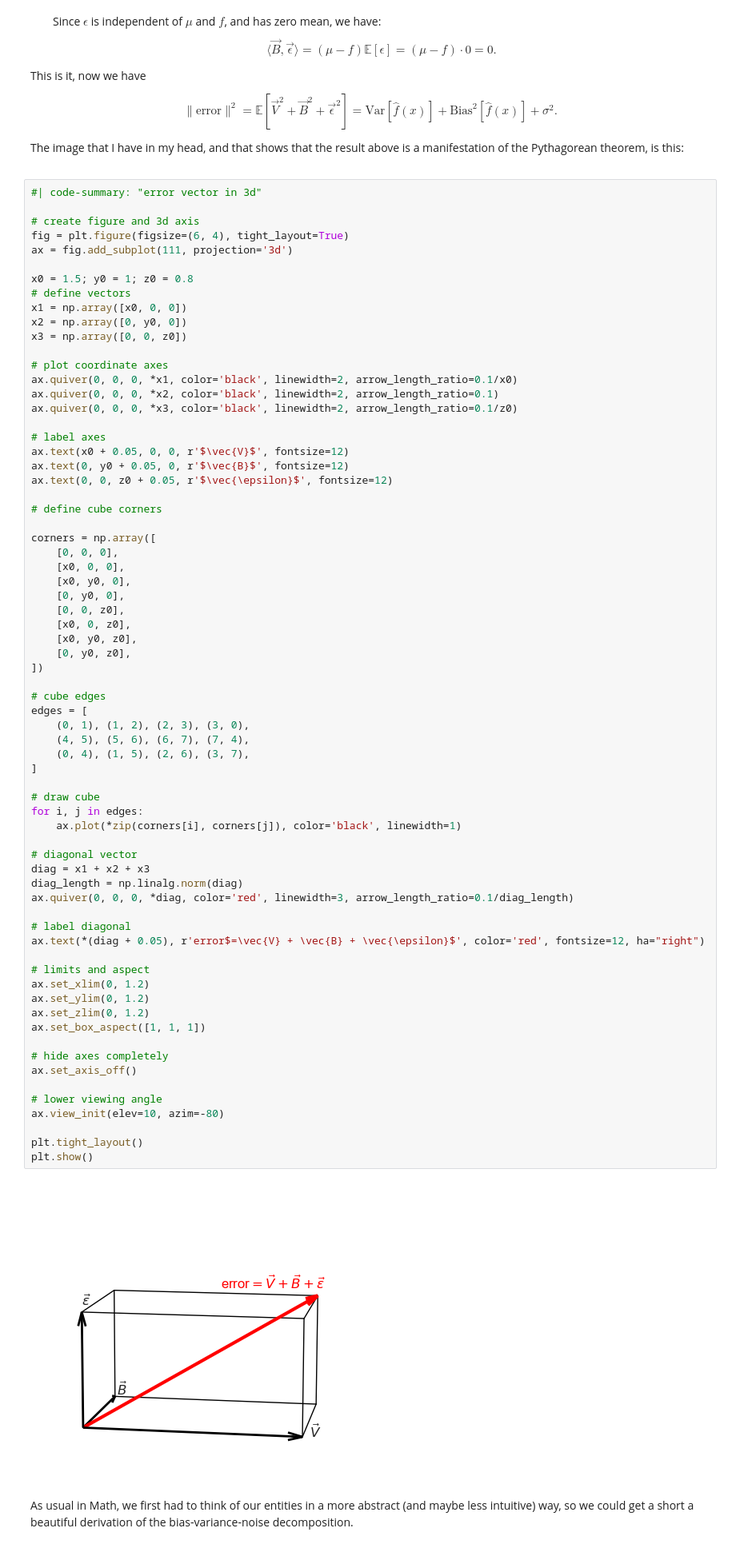
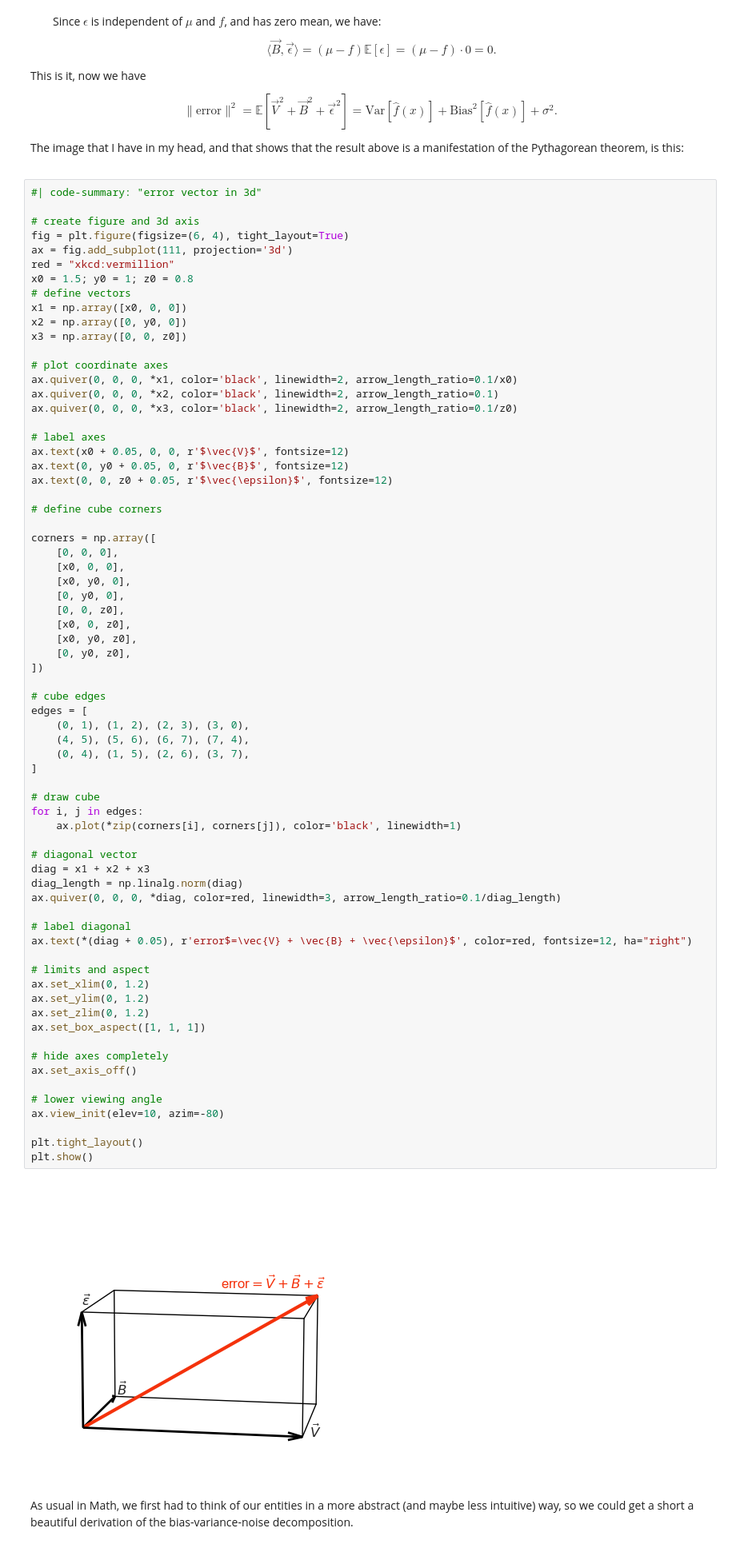
Before and after one commit to yairmau/statistics, a Jupyter notebook: generalization/bias-variance-tradeoff.ipynb, the cells around one changed output. Shown at 80% size. Saved outputs shown, nothing was run; the diff lists cells and outputs as text.

```diff
--- a/generalization/bias-variance-tradeoff.ipynb
+++ b/generalization/bias-variance-tradeoff.ipynb
@@ -803,7 +804,7 @@ The image that I have in my head, and that shows that the result above is a mani
 # create figure and 3d axis
 fig = plt.figure(figsize=(6, 4), tight_layout=True)
 ax = fig.add_subplot(111, projection='3d')
-
+red = "xkcd:vermillion"
 x0 = 1.5; y0 = 1; z0 = 0.8
 # define vectors
 x1 = np.array([x0, 0, 0])
@@ -838,36 +839,36 @@ edges = [
     (0, 1), (1, 2), (2, 3), (3, 0),
     (4, 5), (5, 6), (6, 7), (7, 4),
     (0, 4), (1, 5), (2, 6), (3, 7),
 ]
 
 # draw cube
 for i, j in edges:
     ax.plot(*zip(corners[i], corners[j]), color='black', linewidth=1)
 
 # diagonal vector
 diag = x1 + x2 + x3
 diag_length = np.linalg.norm(diag)
-ax.quiver(0, 0, 0, *diag, color='red', linewidth=3, arrow_length_ratio=0.1/diag_length)
+ax.quiver(0, 0, 0, *diag, color=red, linewidth=3, arrow_length_ratio=0.1/diag_length)
 
 # label diagonal
-ax.text(*(diag + 0.05), r'error$=\vec{V} + \vec{B} + \vec{\epsilon}$', color='red', fontsize=12, ha="right")
+ax.text(*(diag + 0.05), r'error$=\vec{V} + \vec{B} + \vec{\epsilon}$', color=red, fontsize=12, ha="right")
 
 # limits and aspect
 ax.set_xlim(0, 1.2)
 ax.set_ylim(0, 1.2)
 ax.set_zlim(0, 1.2)
 ax.set_box_aspect([1, 1, 1])
 
 # hide axes completely
 ax.set_axis_off()
 
 # lower viewing angle
 ax.view_init(elev=10, azim=-80)
 
 plt.tight_layout()
 plt.show()
 # %% [output]
-[figure, old version]
+[figure, new version]
 # %% [markdown]
 As usual in Math, we first had to think of our entities in a more abstract (and maybe less intuitive) way, so we could get a short a beautiful derivation of the bias-variance-noise decomposition.
 # %% [markdown]
```
Also changed, not shown: parts of 8 cells of this notebook, 13 other files.
